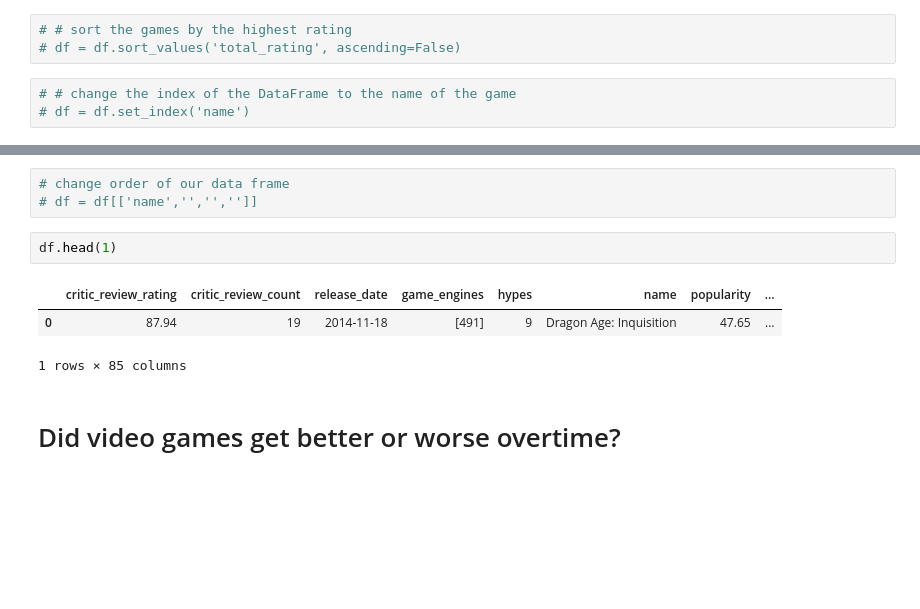
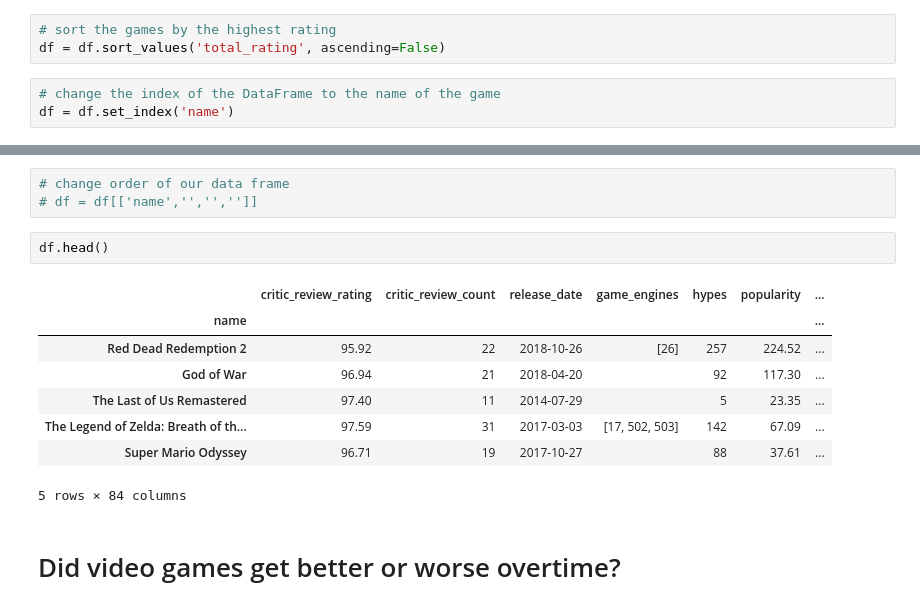
Before and after one commit to Judahesses/IGDB-Project-1, a Jupyter notebook: igdb-project-1.ipynb, the cells around one changed output, grey strips where cells are left out. Cells and saved outputs as stored; diff of their text form; blank space fills up the shorter version.

```diff
--- a/igdb-project-1.ipynb
+++ b/igdb-project-1.ipynb
@@ -51,11 +51,11 @@ def search_igdb(n):
 video_games = search_igdb(4)
 df = pd.DataFrame(video_games)
 # %%
-# # sort the games by the highest rating
-# df = df.sort_values('total_rating', ascending=False)
+# sort the games by the highest rating
+df = df.sort_values('total_rating', ascending=False)
 # %%
-# # change the index of the DataFrame to the name of the game
-# df = df.set_index('name')
+# change the index of the DataFrame to the name of the game
+df = df.set_index('name')
 # %%
 # drop the column with the game 'IDs'
 df = df.drop(['id'], axis=1)
@@ -243,11 +243,16 @@ df = df.drop(['themes'], axis=1)
 # change order of our data frame
 # df = df[['name','','','']]
 # %%
-df.head(1)
+df.head()
 # %% [output]
-|  | critic_review_rating | critic_review_count | release_date | game_engines | hypes | name | popularity | ... |
-| 0 | 87.94 | 19 | 2014-11-18 | [491] | 9 | Dragon Age: Inquisition | 47.65 | ... |
+|  | critic_review_rating | critic_review_count | release_date | game_engines | hypes | popularity | ... |
+| name |  |  |  |  |  |  | ... |
+| Red Dead Redemption 2 | 95.92 | 22 | 2018-10-26 | [26] | 257 | 224.52 | ... |
+| God of War | 96.94 | 21 | 2018-04-20 |  | 92 | 117.30 | ... |
+| The Last of Us Remastered | 97.40 | 11 | 2014-07-29 |  | 5 | 23.35 | ... |
+| The Legend of Zelda: Breath of th... | 97.59 | 31 | 2017-03-03 | [17, 502, 503] | 142 | 67.09 | ... |
+| Super Mario Odyssey | 96.71 | 19 | 2017-10-27 |  | 88 | 37.61 | ... |
-1 rows × 85 columns
+5 rows × 84 columns
 # %% [markdown]
 # Did video games get better or worse overtime?
 # %%
```
